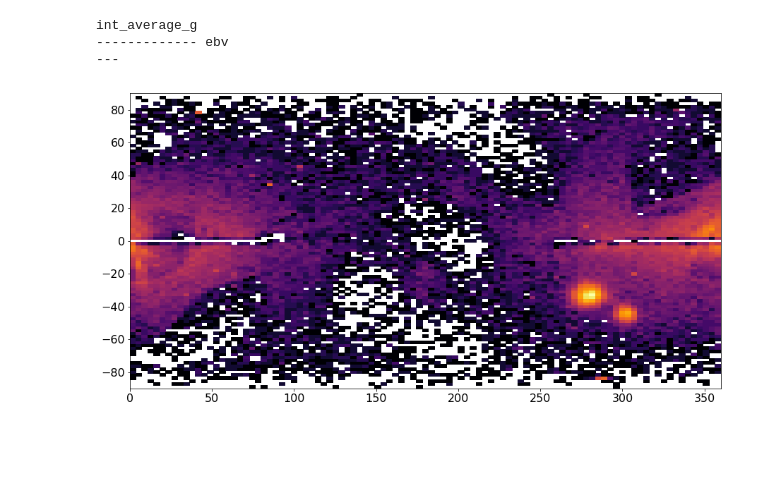
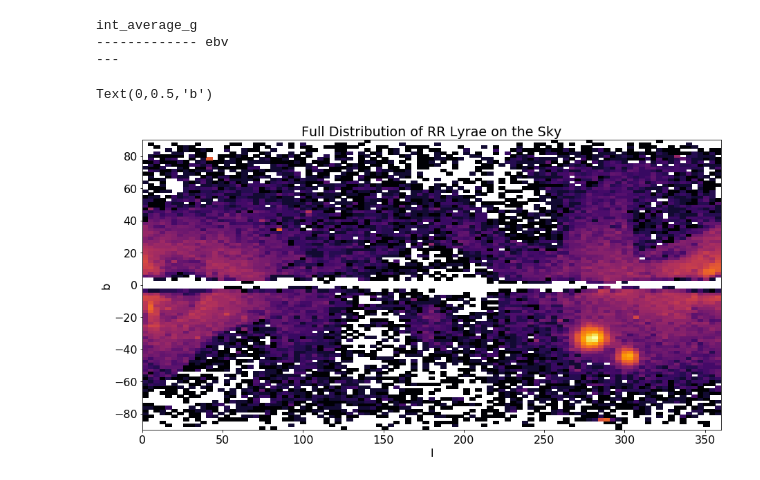
Before and after one commit to andersdot/gaiaDR2, a Jupyter notebook: rrTrees.ipynb, the cells around one changed output. Drawn from its saved outputs; the diff is of its cells as text; code cells hidden in the pictures; blank space fills up the shorter version.

```diff
--- a/rrTrees.ipynb
+++ b/rrTrees.ipynb
@@ -153 +194,16 @@ treedataHigh = treedata.iloc[np.where(np.abs(cGalactic.b) >= 30.*u.deg)[0]]
+# %%
+fig, ax = plt.subplots(figsize=(15, 10), subplot_kw={'aspect': 'equal'})
+nbins = 100
+xbins = np.linspace(0, 360, nbins)
+ybins = np.linspace(-90, 90, nbins)
+
+H, xe, ye = np.histogram2d(cGalactic.l, cGalactic.b, bins=(xbins, ybins))
+im = ax.pcolormesh(xe, ye, H.T,
+      cmap='inferno', norm=mpl.colors.LogNorm())#, vmax=20) #, vmin=-100, vmax=100)
+ax.set_title('Full Distribution of RR Lyrae on the Sky')
+ax.set_xlabel('l')
+ax.set_ylabel('b')
+# %% [output]
+Text(0,0.5,'b')
+[figure, added]
 # %%
@@ -157,12 +215 @@ tree = kdtree(treedataHigh)
-# %%
-fig, ax = plt.subplots(figsize=(15, 10), subplot_kw={'aspect': 'equal'})
-nbins = 100
-xbins = np.linspace(0, 360, nbins)
-ybins = np.linspace(-90, 90, nbins)
-
-H, xe, ye = np.histogram2d(cGalactic.l, cGalactic.b, bins=(xbins, ybins))
-im = ax.pcolormesh(xe, ye, H.T,
-      cmap='inferno', norm=mpl.colors.LogNorm())#, vmax=20) #, vmin=-100, vmax=100)
-# %% [output]
-[figure, removed]
 # %%
```
Also changed, not shown: parts of 19 cells of this notebook.
